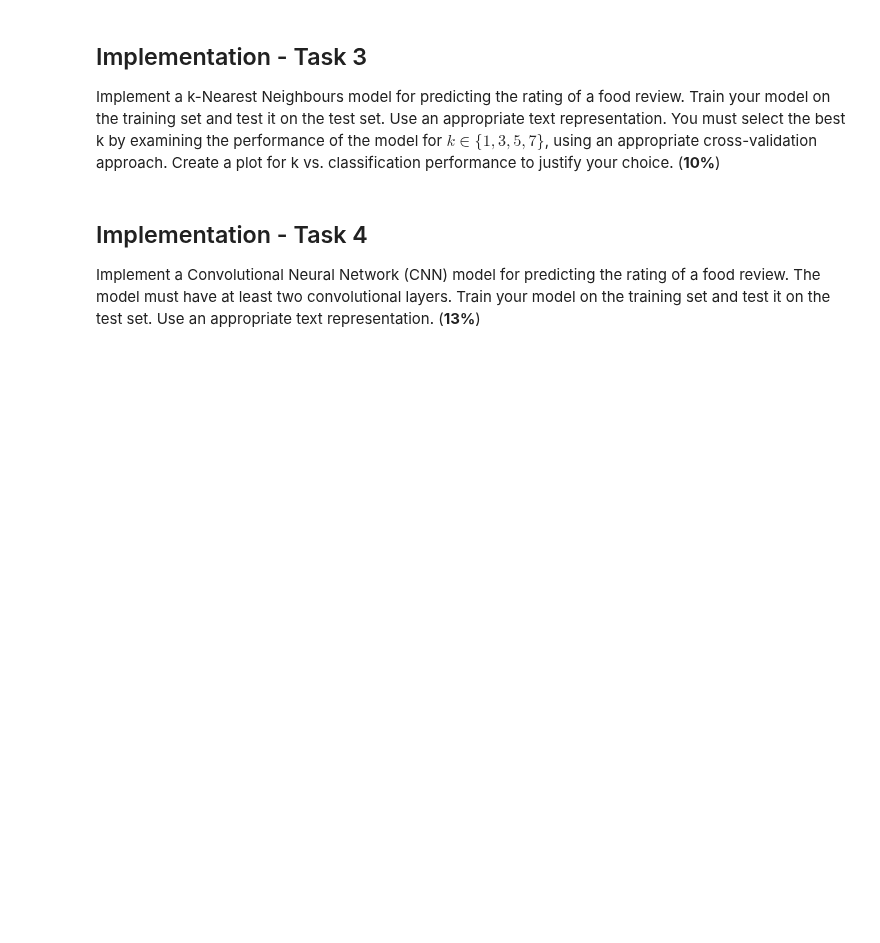
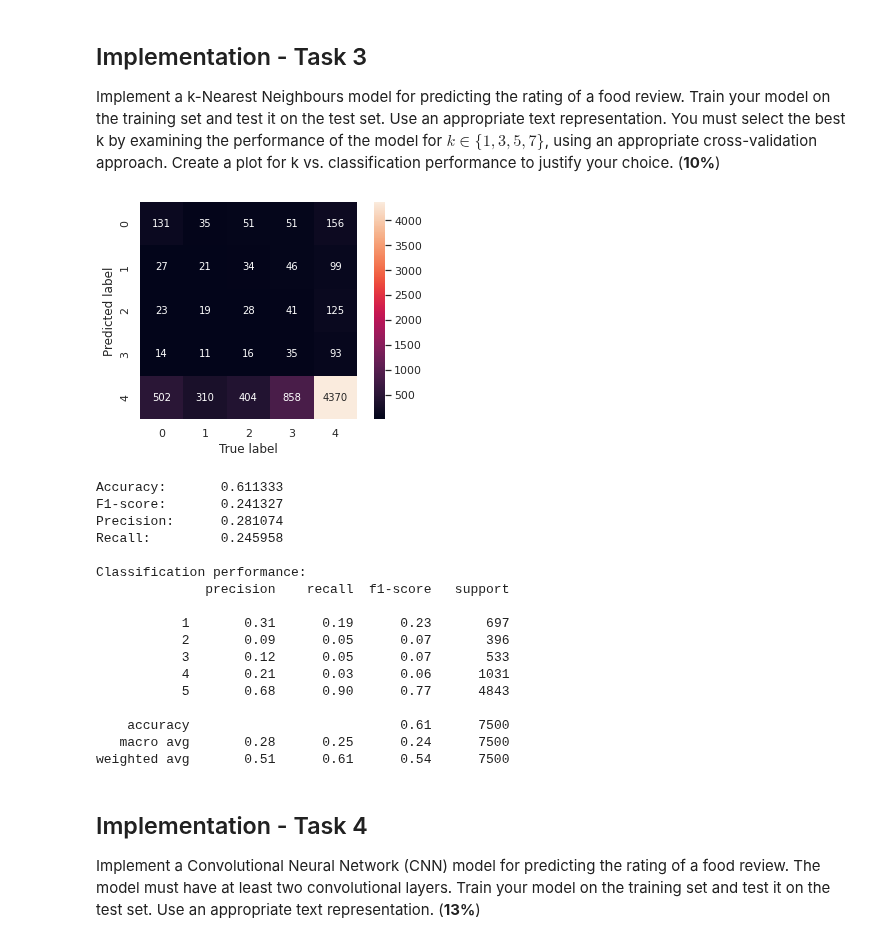
Before and after one commit to alasdair-breasley/tmla-assignment, a Jupyter notebook: TMLA_Assignment.ipynb, the cells around one changed output. Cells and saved outputs as stored; diff of their text form; code cells hidden in the pictures; blank space fills up the shorter version.

Commit message:
Task 3 - Implement k Nearest Neighbours.

```diff
--- a/TMLA_Assignment.ipynb
+++ b/TMLA_Assignment.ipynb
@@ -131,7 +132,7 @@ print(food_reviews_data["Score"].value_counts())
 Name: count, dtype: int64
 # %%
 # Temporarily reduce dataframe size for developement
-food_reviews_data = food_reviews_data[0:50000]
+food_reviews_data = food_reviews_data[0:25000]
 
 # Check for class imbalance
 print(food_reviews_data["Score"].value_counts())
@@ -247,6 +248,48 @@ weighted avg       0.51      0.64      0.50     15000
 # %% [markdown]
 ## Implementation - Task 3
 Implement a k-Nearest Neighbours model for predicting the rating of a food review. Train your model on the training set and test it on the test set. Use an appropriate text representation. You must select the best k by examining the performance of the model for $k \in \{1,3,5,7\}$, using an appropriate cross-validation approach. Create a plot for k vs. classification performance to justify your choice. (**10%**)
+# %%
+# k Nearest Neighbour model - input is converted to TF-IDF vectors and then kNN is used
+knn_model = make_pipeline(TfidfVectorizer(), KNeighborsClassifier(n_neighbors = 3))
+
+# Train model
+knn_model.fit(train_data, train_labels)
+
+# Test model
+knn_predictions = knn_model.predict(test_data)
+# %%
+# Plot the confusion matrix
+matrix = confusion_matrix(test_labels, knn_predictions)
+sns.heatmap(matrix.T, square = True, annot = True, fmt = "d")
+plt.xlabel("True label")
+plt.ylabel("Predicted label")
+plt.show()
+
+# Compute and print classification performance metrics
+print("Accuracy:\t%f" % accuracy_score(test_labels, knn_predictions))
+print("F1-score:\t%f" % f1_score(test_labels, knn_predictions, average = "macro"))
+print("Precision:\t%f" % precision_score(test_labels, knn_predictions, average = "macro"))
+print("Recall:\t\t%f" % recall_score(test_labels, knn_predictions, average = "macro"))
+print("\nClassification performance:\n%s" % classification_report(test_labels, knn_predictions))
+# %% [output]
+[figure, added]
+Accuracy:       0.611333
+F1-score:       0.241327
+Precision:      0.281074
+Recall:         0.245958
+
+Classification performance:
+              precision    recall  f1-score   support
+
+           1       0.31      0.19      0.23       697
+           2       0.09      0.05      0.07       396
+           3       0.12      0.05      0.07       533
+           4       0.21      0.03      0.06      1031
+           5       0.68      0.90      0.77      4843
+
+    accuracy                           0.61      7500
+   macro avg       0.28      0.25      0.24      7500
+weighted avg       0.51      0.61      0.54      7500
 # %% [markdown]
 ## Implementation - Task 4
 Implement a Convolutional Neural Network (CNN) model for predicting the rating of a food review. The model must have at least two convolutional layers. Train your model on the training set and test it on the test set. Use an appropriate text representation. (**13%**)
```
Also changed, not shown: parts of 3 cells of this notebook.
